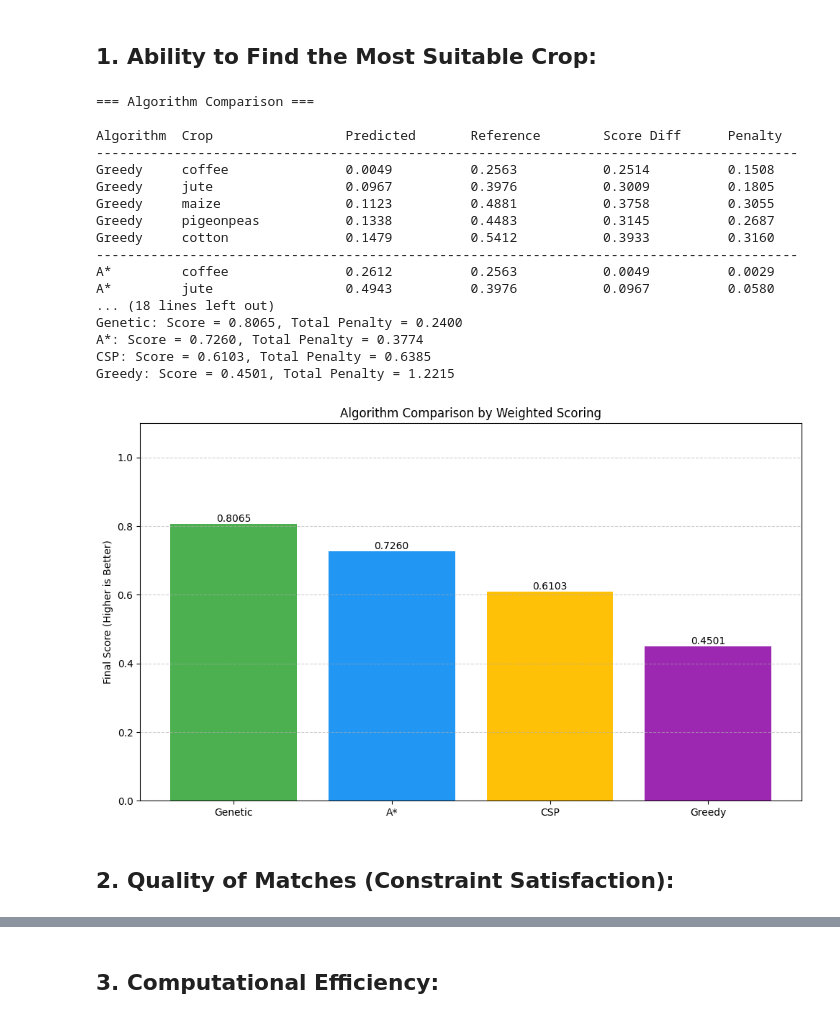
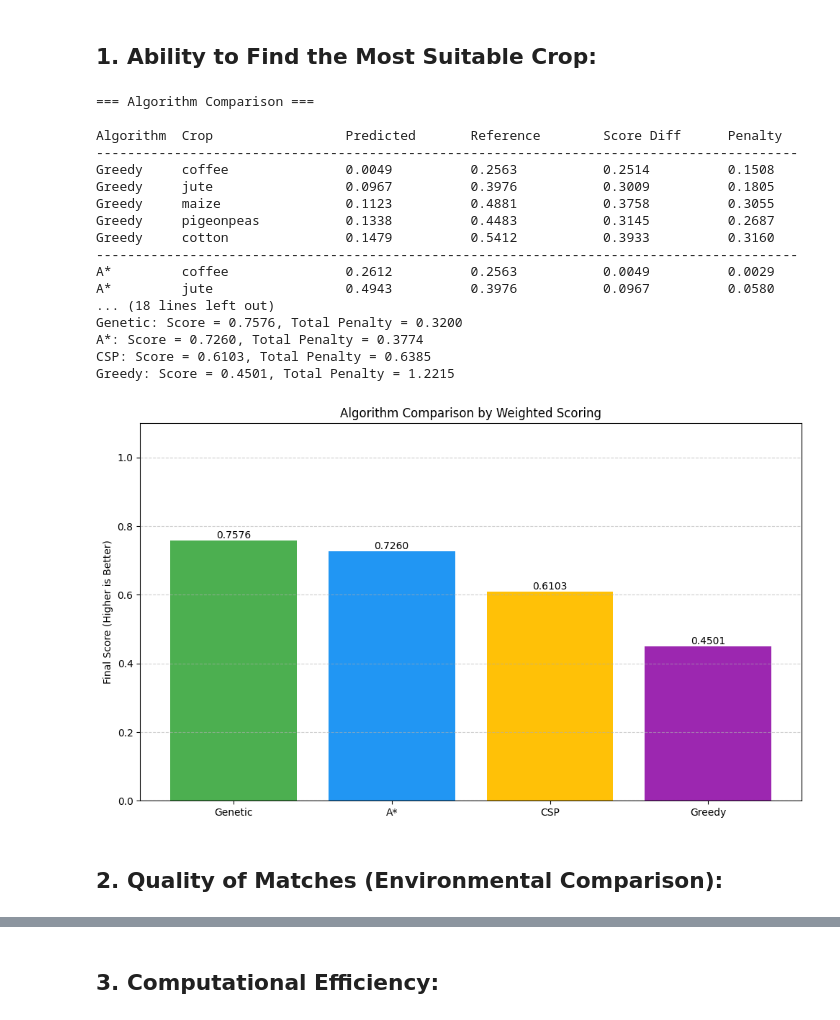
Before and after one commit to AhlemToubrinet/crop-prediction-ai, a Jupyter notebook: notebooks/generalImplementation.ipynb, the cells around one changed output, grey strips where cells are left out. Saved outputs shown, nothing was run; the diff lists cells and outputs as text; code cells hidden in the pictures.

Commit message:
update: the comparison of the quality match made by sara and dania

```diff
--- a/notebooks/generalImplementation.ipynb
+++ b/notebooks/generalImplementation.ipynb
@@ -246,43 +247,3 @@ class CropProblem:
                 f"Match: {max(0, match_percent):.2f}% "
                 f"(Score: {norm_score:.4f})"
             )
-
-
-
-
-def load_crop_db(file_path):
-    """Load crop database from crop_db.txt"""
-    with open(file_path, 'r') as f:
-        # Read the file content and evaluate it as a Python dictionary
-        return eval(f.read())
-
-def main():
-    # 1. Load crop database
-    crop_db = load_crop_db('../data/processed/crop_db.txt')
-
-    # 2. Create sample initial state (modify with your actual values)
-    initial_state = {
-            'soil': {
-                'n': 110, 'p': 29, 'k': 30,
-                'ph': 7, 'organic_matter': 5, 'soil_moisture': 18
-            },
-            'climate': {
-                'temperature': 26, 'humidity': 54,
-                'rainfall': 150, 'sunlight_exposure': 7
-            },
-            'environmental': {
-                'irrigation_frequency': 2,
-                'water_usage_efficiency': 2,
-                'fertilizer_usage': 54,
-                'pest_pressure': 1
-            },
-            'current_crop': None,
-            'growth_stage': None
-        }
-
-    # 3. Initialize problem and print recommendations
-    problem = CropProblem(initial_state, crop_db)
-    problem.print_top_recommendations(top_n=5)
-
-if __name__ == "__main__":
-    main()
@@ -1143,7 +1034,7 @@ def compare_algorithms(initial_state, crop_db_path, heuristic_path, top_n=5, wei
     """
 
 
-    crop_db = Load_Files(crop_db_path)
+    crop_db = load_crop_db(crop_db_path)
 
 
     problem = CropProblem(initial_state, crop_db)
@@ -1158,7 +1049,7 @@ def compare_algorithms(initial_state, crop_db_path, heuristic_path, top_n=5, wei
 
     calculator = HeuristicCalculator(initial_state, crop_db_path)
     calculator.run(heuristic_path)
-    heuristics = Load_Files(heuristic_path)
+    heuristics = load_crop_db(heuristic_path)
 
 
     algorithms = {
@@ -1293,34 +1184,34 @@ def main():
             'current_crop': None,
             'growth_stage': None
         }
 
 
     crop_db_path = "../data/processed/crop_db.txt"
     heuristic_path = "../src/utils/heuristics.txt"
 
     compare_algorithms(initial_state, crop_db_path, heuristic_path, top_n=5, weight_rank=0.4, weight_score=0.6)
 
 
 if __name__ == "__main__":
     main()
 # %% [output]
 === Algorithm Comparison ===
 
 Algorithm  Crop                 Predicted       Reference        Score Diff      Penalty
 ------------------------------------------------------------------------------------------
 Greedy     coffee               0.0049          0.2563           0.2514          0.1508
 Greedy     jute                 0.0967          0.3976           0.3009          0.1805
 Greedy     maize                0.1123          0.4881           0.3758          0.3055
 Greedy     pigeonpeas           0.1338          0.4483           0.3145          0.2687
 Greedy     cotton               0.1479          0.5412           0.3933          0.3160
 ------------------------------------------------------------------------------------------
 A*         coffee               0.2612          0.2563           0.0049          0.0029
 A*         jute                 0.4943          0.3976           0.0967          0.0580
 ... (18 lines left out)
-Genetic: Score = 0.8065, Total Penalty = 0.2400
+Genetic: Score = 0.7576, Total Penalty = 0.3200
 A*: Score = 0.7260, Total Penalty = 0.3774
 CSP: Score = 0.6103, Total Penalty = 0.6385
 Greedy: Score = 0.4501, Total Penalty = 1.2215
-[figure, old version]
+[figure, new version]
 # %% [markdown]
-## 2. Quality of Matches (Constraint Satisfaction):
+## 2. Quality of Matches (Environmental Comparison):
```
Also changed, not shown: parts of 11 cells of this notebook, 15 other files.
